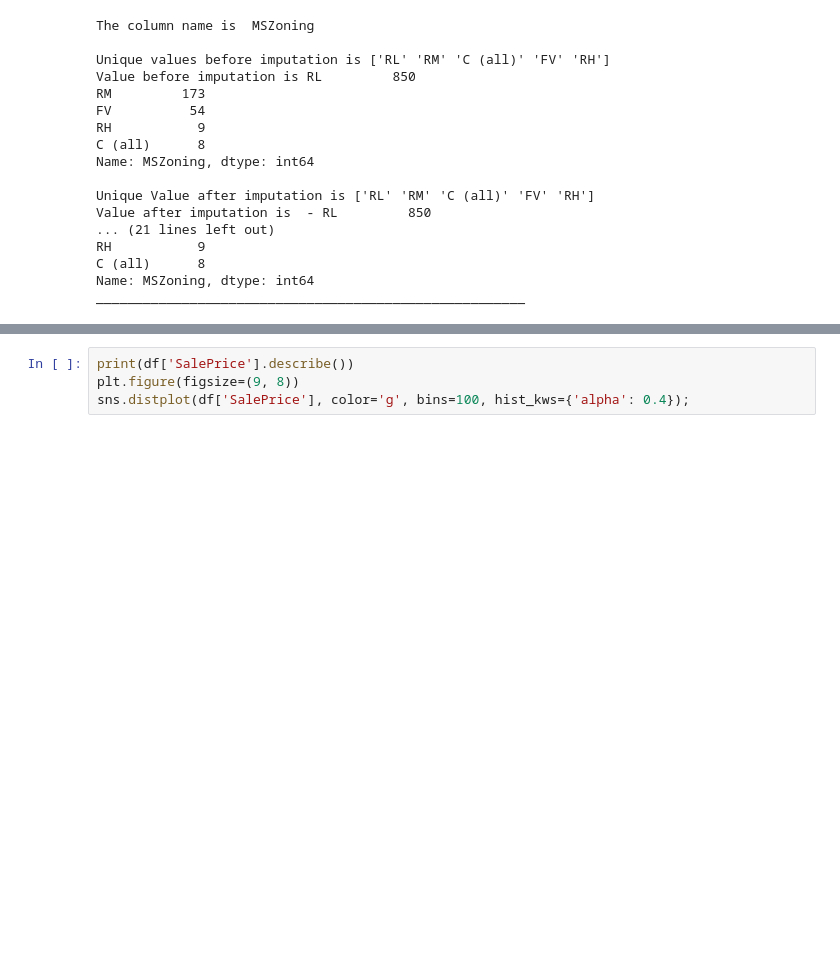
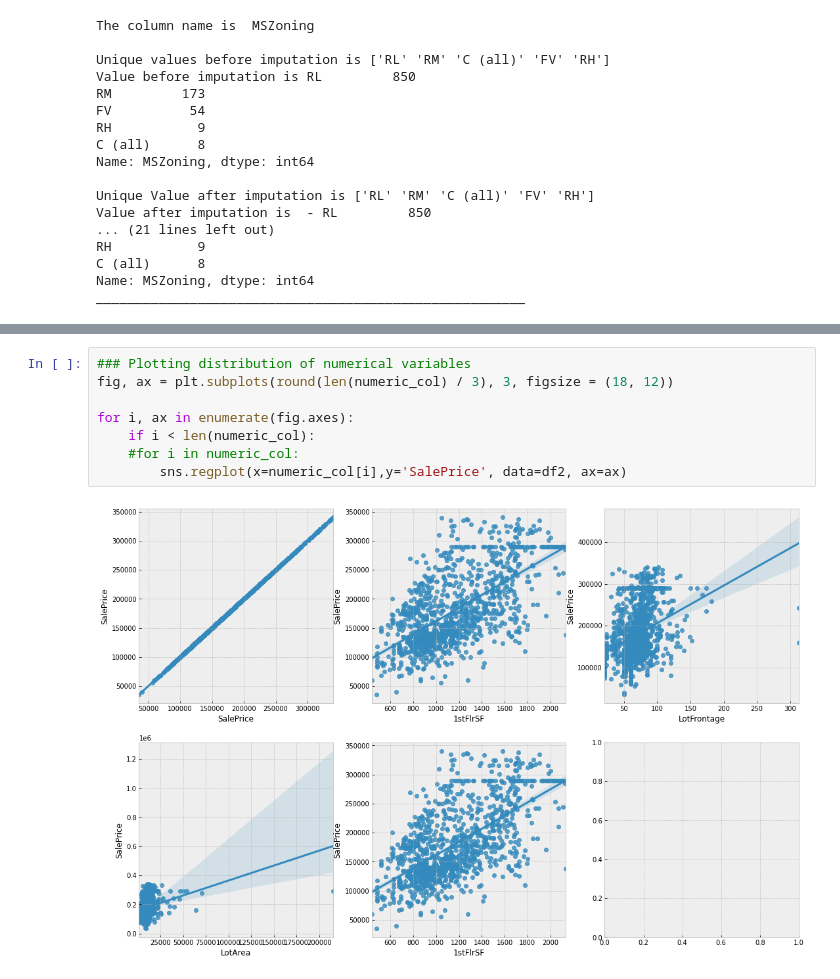
Before and after one commit to chandra-sekar-1983/eda, a Jupyter notebook: EDA_Analysis.ipynb, the cells around one changed output, grey strips where cells are left out. Saved outputs shown, nothing was run; the diff lists cells and outputs as text; blank space fills up the shorter version.

```diff
--- a/EDA_Analysis.ipynb
+++ b/EDA_Analysis.ipynb
@@ -308,4 +310,10 @@ df2[numeric_col].hist(figsize=(16, 20), bins=20, xlabelsize=8, ylabelsize=8); #
-# %%
-print(df['SalePrice'].describe())
-plt.figure(figsize=(9, 8))
-sns.distplot(df['SalePrice'], color='g', bins=100, hist_kws={'alpha': 0.4});
+# %%
+### Plotting distribution of numerical variables
+fig, ax = plt.subplots(round(len(numeric_col) / 3), 3, figsize = (18, 12))
+
+for i, ax in enumerate(fig.axes):
+    if i < len(numeric_col):
+    #for i in numeric_col:
+        sns.regplot(x=numeric_col[i],y='SalePrice', data=df2, ax=ax)
+# %% [output]
+[figure, added]
```
Also changed, not shown: parts of 24 cells of this notebook.
